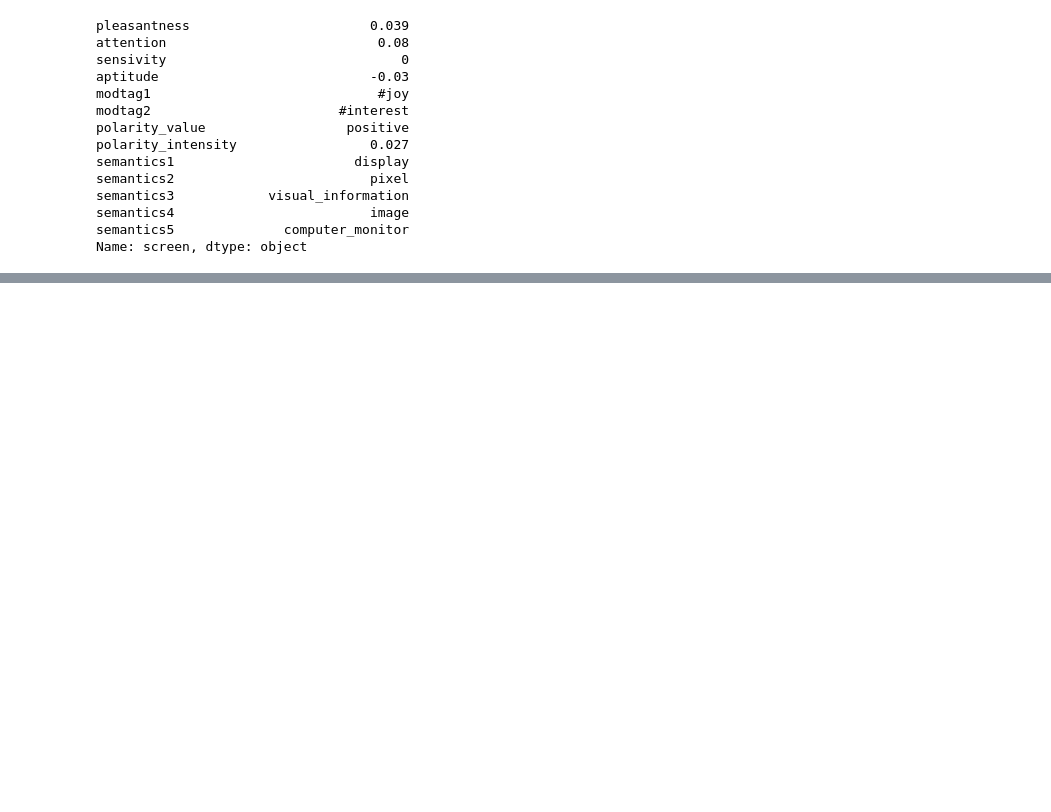
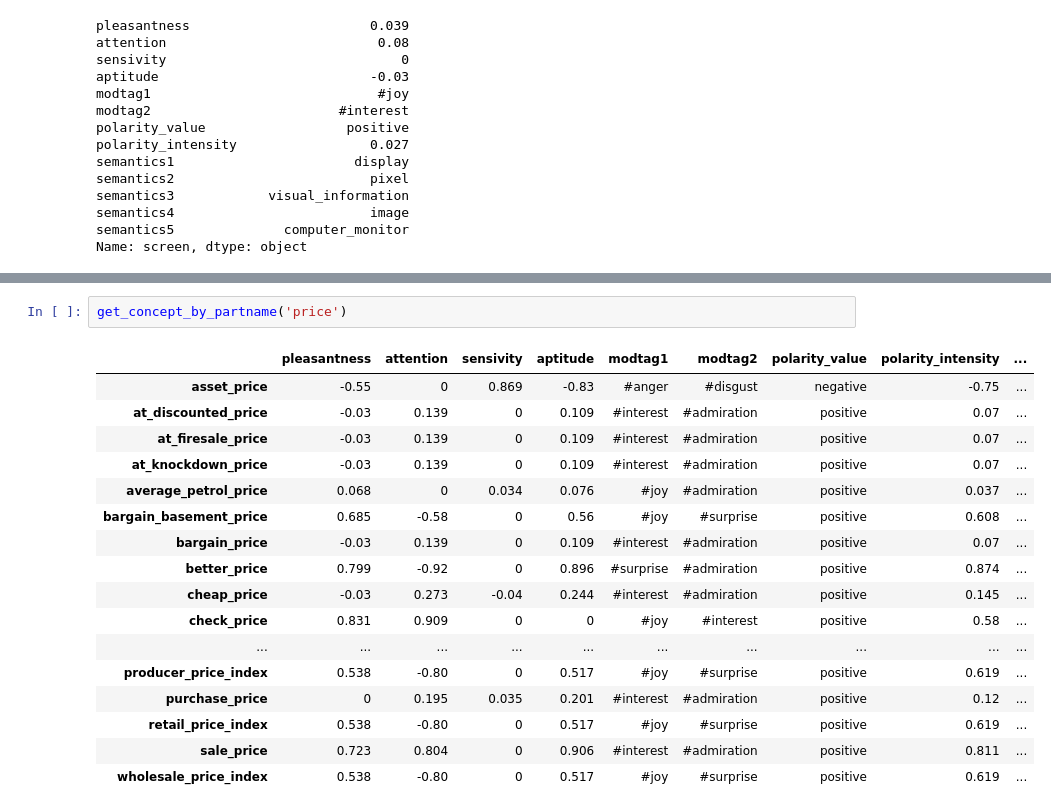
Before and after one commit to laugustyniak/discourse_summarization, a Jupyter notebook: notebooks/sentic.io.ipynb, the cells around one changed output, grey strips where cells are left out. Drawn from its saved outputs; the diff is of its cells as text; blank space fills up the shorter version.

```diff
--- a/notebooks/sentic.io.ipynb
+++ b/notebooks/sentic.io.ipynb
@@ -77,0 +191,20 @@ Name: screen, dtype: object
+# %%
+get_concept_by_partname('price')
+# %% [output]
+|  | pleasantness | attention | sensivity | aptitude | modtag1 | modtag2 | polarity_value | polarity_intensity | ... |
+| asset_price | -0.55 | 0 | 0.869 | -0.83 | #anger | #disgust | negative | -0.75 | ... |
+| at_discounted_price | -0.03 | 0.139 | 0 | 0.109 | #interest | #admiration | positive | 0.07 | ... |
+| at_firesale_price | -0.03 | 0.139 | 0 | 0.109 | #interest | #admiration | positive | 0.07 | ... |
+| at_knockdown_price | -0.03 | 0.139 | 0 | 0.109 | #interest | #admiration | positive | 0.07 | ... |
+| average_petrol_price | 0.068 | 0 | 0.034 | 0.076 | #joy | #admiration | positive | 0.037 | ... |
+| bargain_basement_price | 0.685 | -0.58 | 0 | 0.56 | #joy | #surprise | positive | 0.608 | ... |
+| bargain_price | -0.03 | 0.139 | 0 | 0.109 | #interest | #admiration | positive | 0.07 | ... |
+| better_price | 0.799 | -0.92 | 0 | 0.896 | #surprise | #admiration | positive | 0.874 | ... |
+| cheap_price | -0.03 | 0.273 | -0.04 | 0.244 | #interest | #admiration | positive | 0.145 | ... |
+| check_price | 0.831 | 0.909 | 0 | 0 | #joy | #interest | positive | 0.58 | ... |
+| ... | ... | ... | ... | ... | ... | ... | ... | ... | ... |
+| producer_price_index | 0.538 | -0.80 | 0 | 0.517 | #joy | #surprise | positive | 0.619 | ... |
+| purchase_price | 0 | 0.195 | 0.035 | 0.201 | #interest | #admiration | positive | 0.12 | ... |
+| retail_price_index | 0.538 | -0.80 | 0 | 0.517 | #joy | #surprise | positive | 0.619 | ... |
+| sale_price | 0.723 | 0.804 | 0 | 0.906 | #interest | #admiration | positive | 0.811 | ... |
+| wholesale_price_index | 0.538 | -0.80 | 0 | 0.517 | #joy | #surprise | positive | 0.619 | ... |
```
Also changed, not shown: parts of 18 cells of this notebook.
